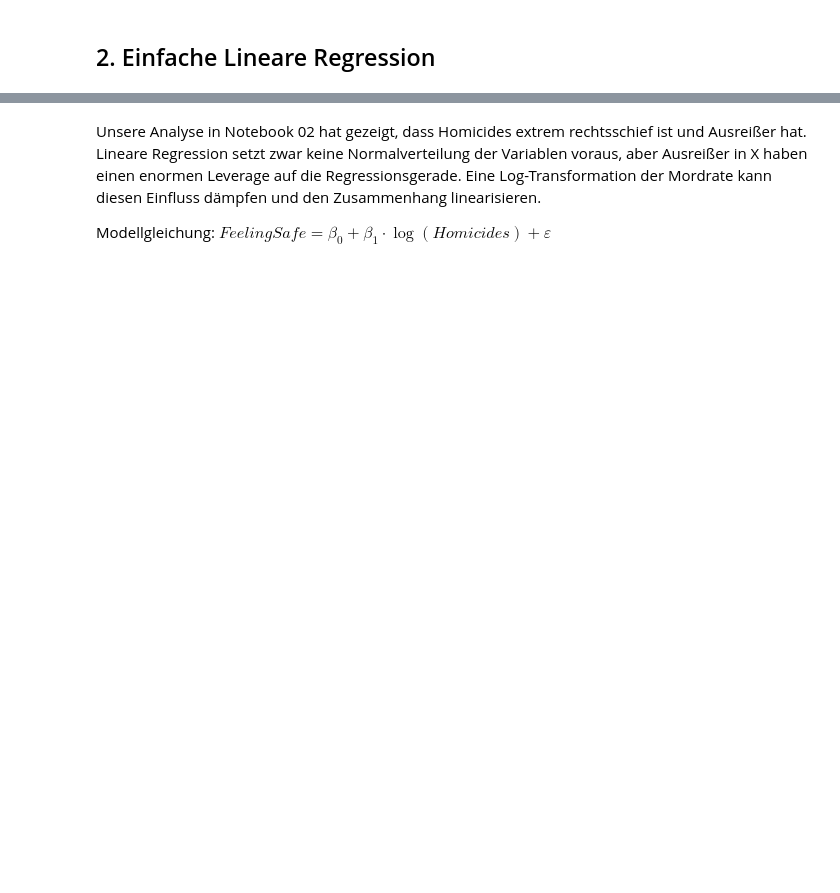
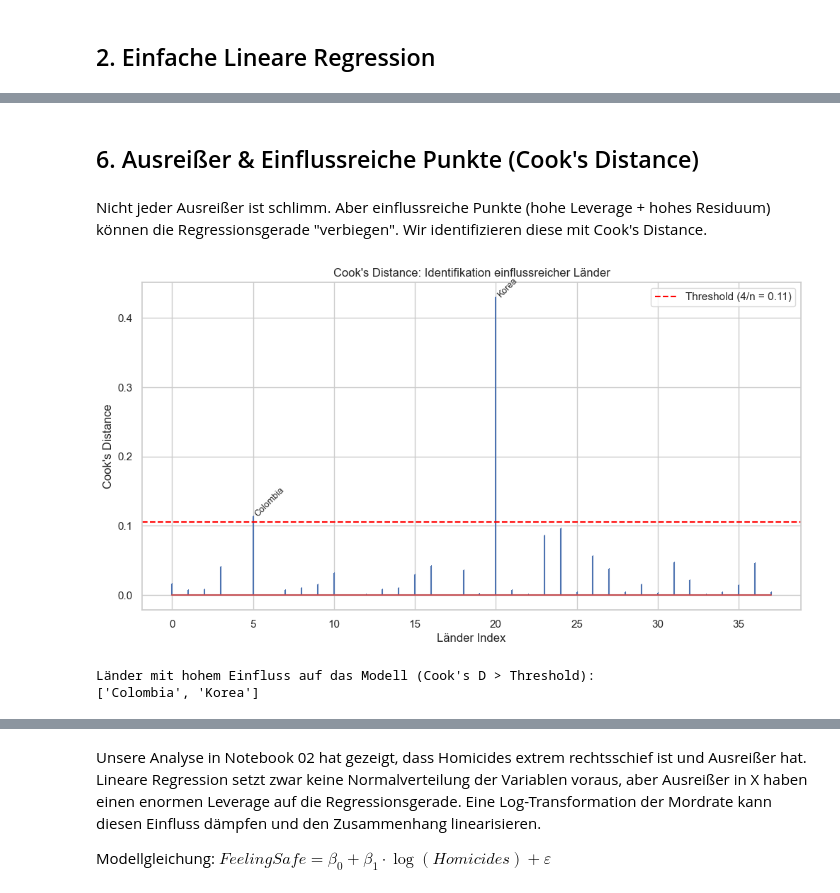
Before and after one commit to flurinasophie/Statistik_Projekt_OECDWellBeing, a Jupyter notebook: notebooks/05_Regressionsanalyse_und_ Modellierung.ipynb, the cells around one changed output, grey strips where cells are left out. Cells and saved outputs as stored; diff of their text form; code cells hidden in the pictures; blank space fills up the shorter version.

```diff
--- a/notebooks/05_Regressionsanalyse_und_ Modellierung.ipynb
+++ b/notebooks/05_Regressionsanalyse_und_ Modellierung.ipynb
@@ -77,0 +328,35 @@ NameError: name 'df_pivot' is not defined
+# %% [markdown]
+## 6. Ausreißer & Einflussreiche Punkte (Cook's Distance)
+# %% [markdown]
+Nicht jeder Ausreißer ist schlimm. Aber einflussreiche Punkte (hohe Leverage + hohes Residuum) können die Regressionsgerade "verbiegen". Wir identifizieren diese mit Cook's Distance.
+# %%
+# Cook's Distance berechnen
+influence = model_multi.get_influence()
+cooks_d = influence.cooks_distance[0]
+
+# Visualisierung (Stem-Plot)
+plt.figure(figsize=(12, 6))
+plt.stem(np.arange(len(df_pivot)), cooks_d, markerfmt=",")
+plt.title("Cook's Distance: Identifikation einflussreicher Länder")
+plt.xlabel('Länder Index')
+plt.ylabel("Cook's Distance")
+
+# Schwellenwert einzeichnen (Daumenregel: 4/n)
+threshold = 4 / len(df_pivot)
+plt.axhline(threshold, color='red', linestyle='--', label=f'Threshold (4/n = {threshold:.2f})')
+plt.legend()
+
+# Labels für Punkte über dem Schwellenwert hinzufügen
+influential_indices = np.where(cooks_d > threshold)[0]
+for idx in influential_indices:
+    country_name = df_pivot.index[idx]
+    plt.text(idx, cooks_d[idx], country_name, fontsize=9, rotation=45)
+
+plt.show()
+
+print("Länder mit hohem Einfluss auf das Modell (Cook's D > Threshold):")
+print(df_pivot.index[influential_indices].tolist())
+# %% [output]
+[figure, added]
+Länder mit hohem Einfluss auf das Modell (Cook's D > Threshold):
+['Colombia', 'Korea']
```
Also changed, not shown: parts of 35 cells of this notebook.
